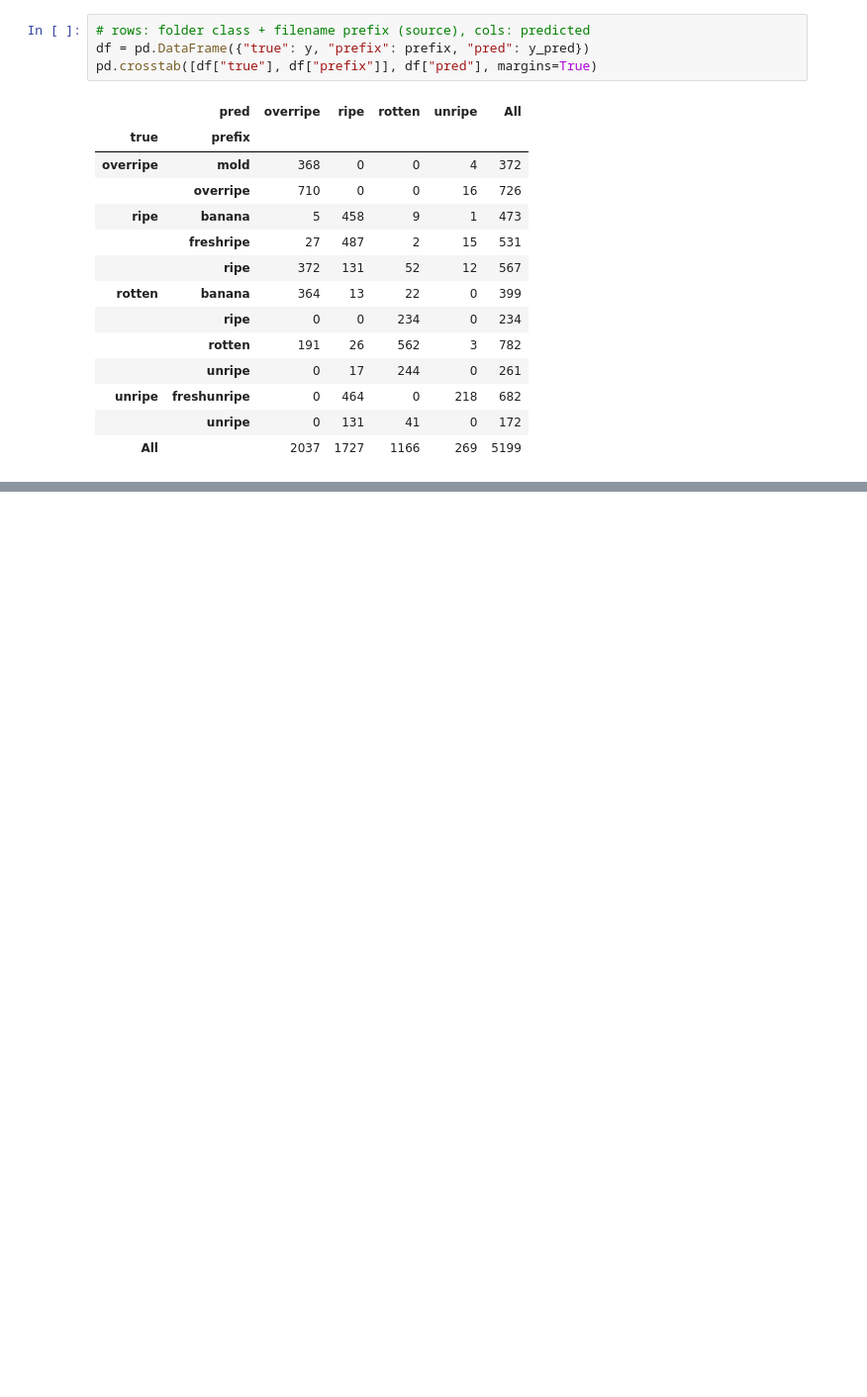
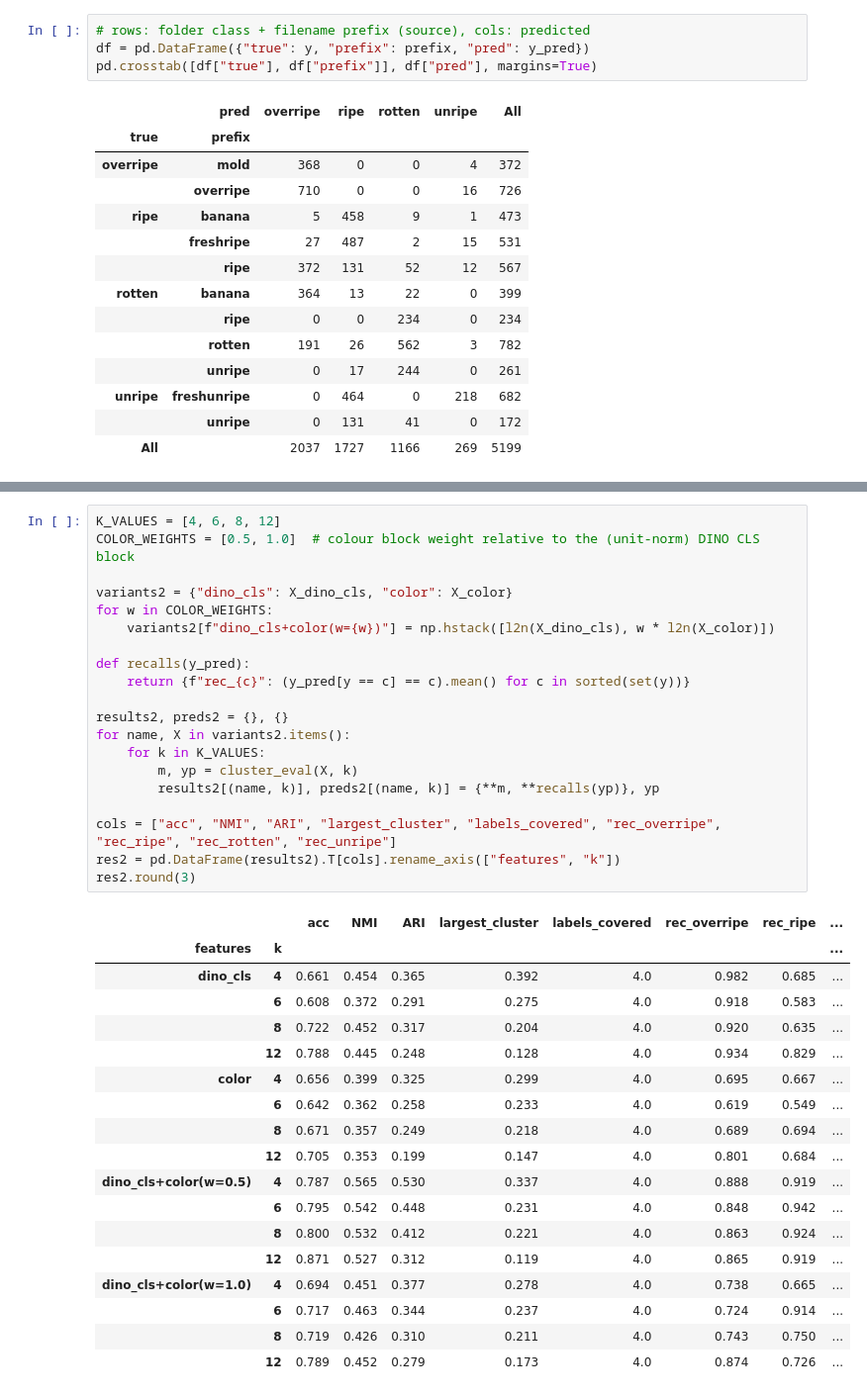
Before and after one commit to AIEngCourses/kcvlbe, a Jupyter notebook: fp/banana-dino.ipynb, the cells around one changed output, grey strips where cells are left out. Shown at 99% size. Saved outputs shown, nothing was run; the diff lists cells and outputs as text; blank space fills up the shorter version.

```diff
--- a/fp/banana-dino.ipynb
+++ b/fp/banana-dino.ipynb
@@ -187,0 +215,39 @@ pd.crosstab([df["true"], df["prefix"]], df["pred"], margins=True)
+# %%
+K_VALUES = [4, 6, 8, 12]
+COLOR_WEIGHTS = [0.5, 1.0]  # colour block weight relative to the (unit-norm) DINO CLS block
+
+variants2 = {"dino_cls": X_dino_cls, "color": X_color}
+for w in COLOR_WEIGHTS:
+    variants2[f"dino_cls+color(w={w})"] = np.hstack([l2n(X_dino_cls), w * l2n(X_color)])
+
+def recalls(y_pred):
+    return {f"rec_{c}": (y_pred[y == c] == c).mean() for c in sorted(set(y))}
+
+results2, preds2 = {}, {}
+for name, X in variants2.items():
+    for k in K_VALUES:
+        m, yp = cluster_eval(X, k)
+        results2[(name, k)], preds2[(name, k)] = {**m, **recalls(yp)}, yp
+
+cols = ["acc", "NMI", "ARI", "largest_cluster", "labels_covered", "rec_overripe", "rec_ripe", "rec_rotten", "rec_unripe"]
+res2 = pd.DataFrame(results2).T[cols].rename_axis(["features", "k"])
+res2.round(3)
+# %% [output]
+|  |  | acc | NMI | ARI | largest_cluster | labels_covered | rec_overripe | rec_ripe | ... |
+| features | k |  |  |  |  |  |  |  | ... |
+| dino_cls | 4 | 0.661 | 0.454 | 0.365 | 0.392 | 4.0 | 0.982 | 0.685 | ... |
+|  | 6 | 0.608 | 0.372 | 0.291 | 0.275 | 4.0 | 0.918 | 0.583 | ... |
+|  | 8 | 0.722 | 0.452 | 0.317 | 0.204 | 4.0 | 0.920 | 0.635 | ... |
+|  | 12 | 0.788 | 0.445 | 0.248 | 0.128 | 4.0 | 0.934 | 0.829 | ... |
+| color | 4 | 0.656 | 0.399 | 0.325 | 0.299 | 4.0 | 0.695 | 0.667 | ... |
+|  | 6 | 0.642 | 0.362 | 0.258 | 0.233 | 4.0 | 0.619 | 0.549 | ... |
+|  | 8 | 0.671 | 0.357 | 0.249 | 0.218 | 4.0 | 0.689 | 0.694 | ... |
+|  | 12 | 0.705 | 0.353 | 0.199 | 0.147 | 4.0 | 0.801 | 0.684 | ... |
+| dino_cls+color(w=0.5) | 4 | 0.787 | 0.565 | 0.530 | 0.337 | 4.0 | 0.888 | 0.919 | ... |
+|  | 6 | 0.795 | 0.542 | 0.448 | 0.231 | 4.0 | 0.848 | 0.942 | ... |
+|  | 8 | 0.800 | 0.532 | 0.412 | 0.221 | 4.0 | 0.863 | 0.924 | ... |
+|  | 12 | 0.871 | 0.527 | 0.312 | 0.119 | 4.0 | 0.865 | 0.919 | ... |
+| dino_cls+color(w=1.0) | 4 | 0.694 | 0.451 | 0.377 | 0.278 | 4.0 | 0.738 | 0.665 | ... |
+|  | 6 | 0.717 | 0.463 | 0.344 | 0.237 | 4.0 | 0.724 | 0.914 | ... |
+|  | 8 | 0.719 | 0.426 | 0.310 | 0.211 | 4.0 | 0.743 | 0.750 | ... |
+|  | 12 | 0.789 | 0.452 | 0.279 | 0.173 | 4.0 | 0.874 | 0.726 | ... |
```
Also changed, not shown: parts of 11 cells of this notebook.
